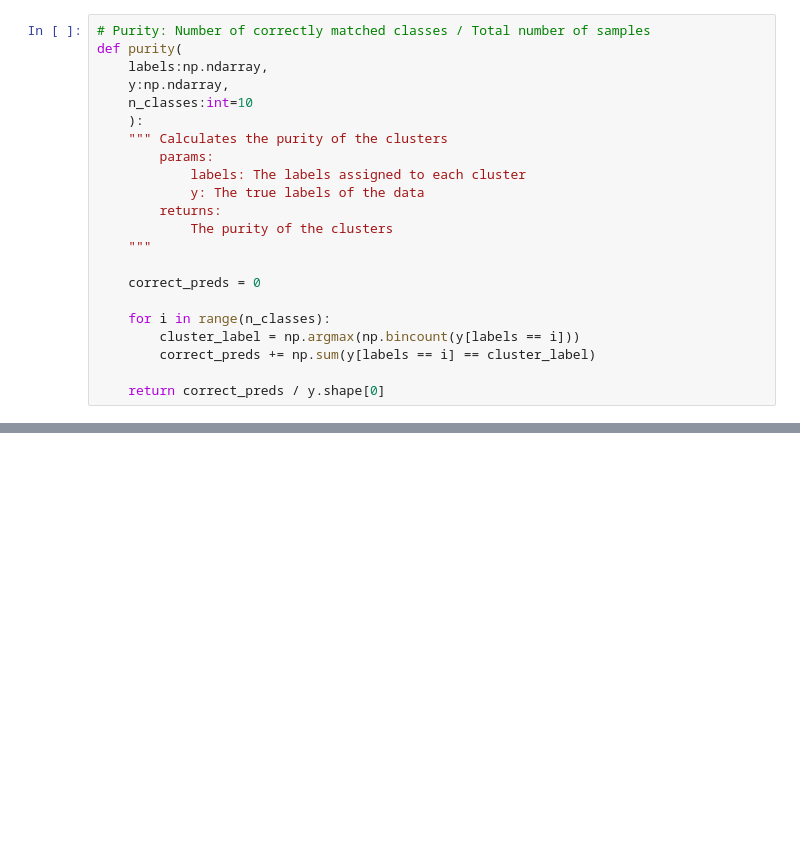
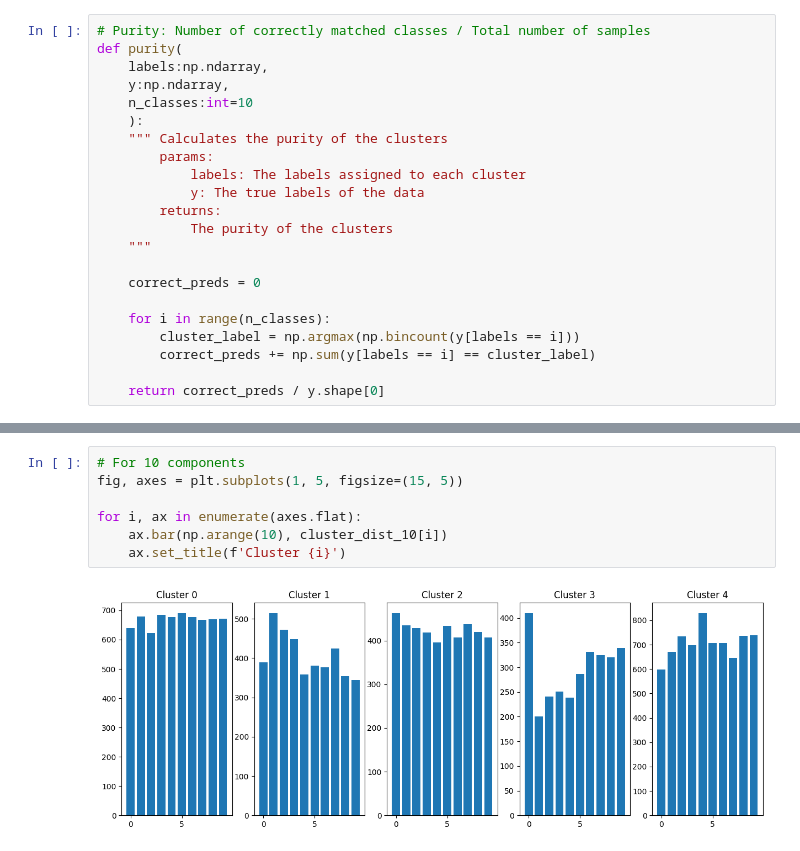
Before and after one commit to purplehand52/FoML_Assign2, a Jupyter notebook: q2.ipynb, the cells around one changed output, grey strips where cells are left out. Drawn from its saved outputs; the diff is of its cells as text; blank space fills up the shorter version.

```diff
--- a/q2.ipynb
+++ b/q2.ipynb
@@ -273,0 +428,9 @@ Rand index for PCA with 10 components: 0.8108739869594784
+# %%
+# For 10 components
+fig, axes = plt.subplots(1, 5, figsize=(15, 5))
+
+for i, ax in enumerate(axes.flat):
+    ax.bar(np.arange(10), cluster_dist_10[i])
+    ax.set_title(f'Cluster {i}')
+# %% [output]
+[figure, added]
```
Also changed, not shown: parts of 18 cells of this notebook, 1 other file.
